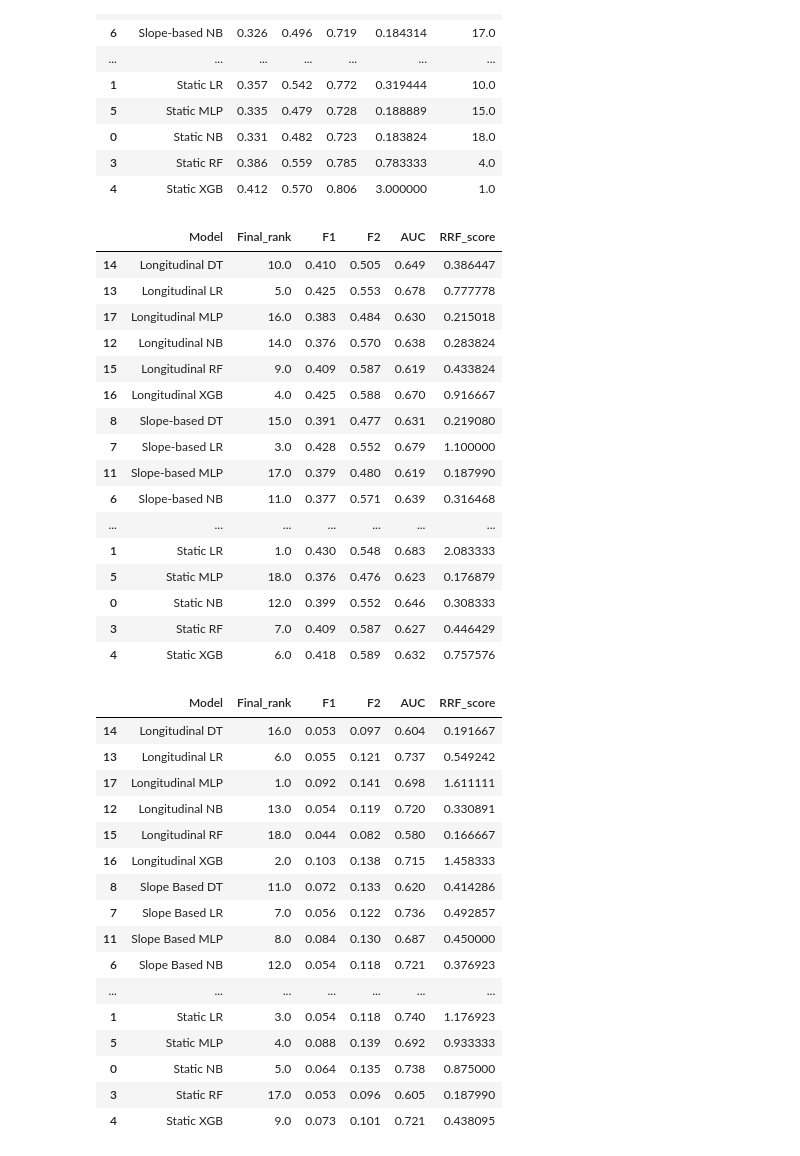
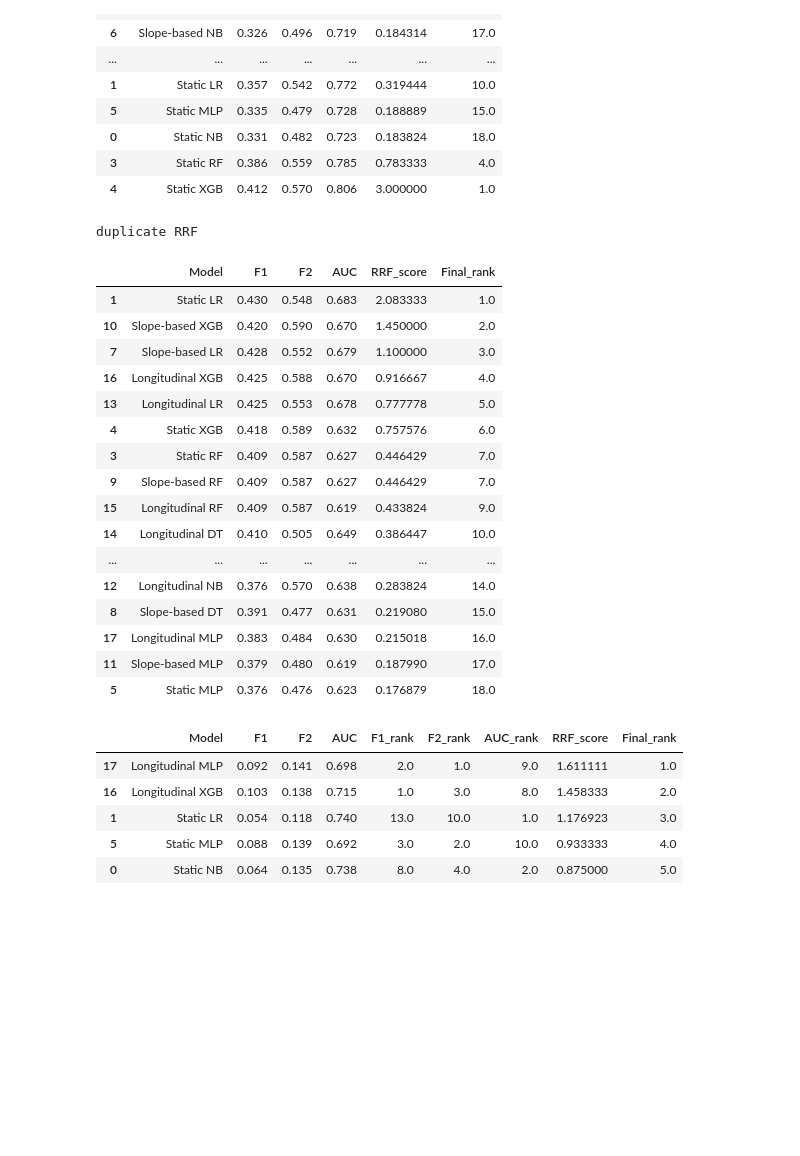
Before and after one commit to rique-git/Thesis-MEIC-IST, a Jupyter notebook: notebooks/43. Rank Fusion.ipynb, the cells around one changed output. Saved outputs shown, nothing was run; the diff lists cells and outputs as text; code cells hidden in the pictures; blank space fills up the shorter version.

Commit message:
rank again and feature importance

```diff
--- a/notebooks/43. Rank Fusion.ipynb
+++ b/notebooks/43. Rank Fusion.ipynb
@@ -272,26 +284,30 @@ df_inp["RRF_score"] = df_inp[[f"{m}_rank" for m in metrics]].apply(
 # Final fused rank
 df_inp["Final_rank"] = df_inp["RRF_score"].rank(ascending=False, method="min")
 
+if df_inp["RRF_score"].duplicated().any():
+    print("duplicate RRF")
+
 # Show sorted results
-df_inp[["Model", "Final_rank", "F1", "F2", "AUC", "RRF_score"]].sort_values("Model")
+df_inp[["Model", "F1", "F2", "AUC", "RRF_score", "Final_rank"]].sort_values("Final_rank")
 # %% [output]
+duplicate RRF
-|  | Model | Final_rank | F1 | F2 | AUC | RRF_score |
-| 14 | Longitudinal DT | 10.0 | 0.410 | 0.505 | 0.649 | 0.386447 |
-| 13 | Longitudinal LR | 5.0 | 0.425 | 0.553 | 0.678 | 0.777778 |
-| 17 | Longitudinal MLP | 16.0 | 0.383 | 0.484 | 0.630 | 0.215018 |
-| 12 | Longitudinal NB | 14.0 | 0.376 | 0.570 | 0.638 | 0.283824 |
-| 15 | Longitudinal RF | 9.0 | 0.409 | 0.587 | 0.619 | 0.433824 |
-| 16 | Longitudinal XGB | 4.0 | 0.425 | 0.588 | 0.670 | 0.916667 |
-| 8 | Slope-based DT | 15.0 | 0.391 | 0.477 | 0.631 | 0.219080 |
-| 7 | Slope-based LR | 3.0 | 0.428 | 0.552 | 0.679 | 1.100000 |
-| 11 | Slope-based MLP | 17.0 | 0.379 | 0.480 | 0.619 | 0.187990 |
-| 6 | Slope-based NB | 11.0 | 0.377 | 0.571 | 0.639 | 0.316468 |
+|  | Model | F1 | F2 | AUC | RRF_score | Final_rank |
+| 1 | Static LR | 0.430 | 0.548 | 0.683 | 2.083333 | 1.0 |
+| 10 | Slope-based XGB | 0.420 | 0.590 | 0.670 | 1.450000 | 2.0 |
+| 7 | Slope-based LR | 0.428 | 0.552 | 0.679 | 1.100000 | 3.0 |
+| 16 | Longitudinal XGB | 0.425 | 0.588 | 0.670 | 0.916667 | 4.0 |
+| 13 | Longitudinal LR | 0.425 | 0.553 | 0.678 | 0.777778 | 5.0 |
+| 4 | Static XGB | 0.418 | 0.589 | 0.632 | 0.757576 | 6.0 |
+| 3 | Static RF | 0.409 | 0.587 | 0.627 | 0.446429 | 7.0 |
+| 9 | Slope-based RF | 0.409 | 0.587 | 0.627 | 0.446429 | 7.0 |
+| 15 | Longitudinal RF | 0.409 | 0.587 | 0.619 | 0.433824 | 9.0 |
+| 14 | Longitudinal DT | 0.410 | 0.505 | 0.649 | 0.386447 | 10.0 |
 | ... | ... | ... | ... | ... | ... | ... |
-| 1 | Static LR | 1.0 | 0.430 | 0.548 | 0.683 | 2.083333 |
-| 5 | Static MLP | 18.0 | 0.376 | 0.476 | 0.623 | 0.176879 |
-| 0 | Static NB | 12.0 | 0.399 | 0.552 | 0.646 | 0.308333 |
-| 3 | Static RF | 7.0 | 0.409 | 0.587 | 0.627 | 0.446429 |
-| 4 | Static XGB | 6.0 | 0.418 | 0.589 | 0.632 | 0.757576 |
+| 12 | Longitudinal NB | 0.376 | 0.570 | 0.638 | 0.283824 | 14.0 |
+| 8 | Slope-based DT | 0.391 | 0.477 | 0.631 | 0.219080 | 15.0 |
+| 17 | Longitudinal MLP | 0.383 | 0.484 | 0.630 | 0.215018 | 16.0 |
+| 11 | Slope-based MLP | 0.379 | 0.480 | 0.619 | 0.187990 | 17.0 |
+| 5 | Static MLP | 0.376 | 0.476 | 0.623 | 0.176879 | 18.0 |
 # %%
 
 data_acs = {
@@ -305,48 +321,41 @@ data_acs = {
            0.054, 0.055, 0.053, 0.044, 0.103, 0.092],
     "F2": [0.135, 0.118, 0.097, 0.096, 0.101, 0.139,
            0.118, 0.122, 0.133, 0.104, 0.111, 0.130,
            0.119, 0.121, 0.097, 0.082, 0.138, 0.141],
     "AUC": [0.738, 0.740, 0.596, 0.605, 0.721, 0.692,
             0.721, 0.736, 0.620, 0.623, 0.691, 0.687,
             0.720, 0.737, 0.604, 0.580, 0.715, 0.698]
 }
 
 df_acs = pd.DataFrame(data_acs)
 
 # --- Rank Fusion (Reciprocal Rank Fusion) ---
 metrics = ["F1", "F2", "AUC"]
 k = 0  # reciprocal rank parameter
 
 # Rank each metric (higher is better)
 for m in metrics:
     df_acs[f"{m}_rank"] = df_acs[m].rank(ascending=False, method="min")
 
 # Compute reciprocal rank fusion score
 df_acs["RRF_score"] = df_acs[[f"{m}_rank" for m in metrics]].apply(
     lambda row: sum(1.0 / (k + row[r]) for r in row.index),
     axis=1
 )
 
 # Final fused rank
 df_acs["Final_rank"] = df_acs["RRF_score"].rank(ascending=False, method="min")
 
+if df_acs["RRF_score"].duplicated().any():
+    print("duplicate RRF")
+
 # Show sorted results
-df_acs[["Model","Final_rank", "F1", "F2", "AUC", "RRF_score"]].sort_values("Model")
+#df_acs[["Model", "F1", "F2", "AUC", "Final_rank", "RRF_score"]].sort_values("Final_rank")
+df_acs.sort_values("Final_rank").head()
 # %% [output]
-|  | Model | Final_rank | F1 | F2 | AUC | RRF_score |
-| 14 | Longitudinal DT | 16.0 | 0.053 | 0.097 | 0.604 | 0.191667 |
-| 13 | Longitudinal LR | 6.0 | 0.055 | 0.121 | 0.737 | 0.549242 |
-| 17 | Longitudinal MLP | 1.0 | 0.092 | 0.141 | 0.698 | 1.611111 |
-| 12 | Longitudinal NB | 13.0 | 0.054 | 0.119 | 0.720 | 0.330891 |
-| 15 | Longitudinal RF | 18.0 | 0.044 | 0.082 | 0.580 | 0.166667 |
-| 16 | Longitudinal XGB | 2.0 | 0.103 | 0.138 | 0.715 | 1.458333 |
-| 8 | Slope Based DT | 11.0 | 0.072 | 0.133 | 0.620 | 0.414286 |
-| 7 | Slope Based LR | 7.0 | 0.056 | 0.122 | 0.736 | 0.492857 |
-| 11 | Slope Based MLP | 8.0 | 0.084 | 0.130 | 0.687 | 0.450000 |
-| 6 | Slope Based NB | 12.0 | 0.054 | 0.118 | 0.721 | 0.376923 |
-| ... | ... | ... | ... | ... | ... | ... |
-| 1 | Static LR | 3.0 | 0.054 | 0.118 | 0.740 | 1.176923 |
-| 5 | Static MLP | 4.0 | 0.088 | 0.139 | 0.692 | 0.933333 |
-| 0 | Static NB | 5.0 | 0.064 | 0.135 | 0.738 | 0.875000 |
-| 3 | Static RF | 17.0 | 0.053 | 0.096 | 0.605 | 0.187990 |
-| 4 | Static XGB | 9.0 | 0.073 | 0.101 | 0.721 | 0.438095 |
+|  | Model | F1 | F2 | AUC | F1_rank | F2_rank | AUC_rank | RRF_score | Final_rank |
+| 17 | Longitudinal MLP | 0.092 | 0.141 | 0.698 | 2.0 | 1.0 | 9.0 | 1.611111 | 1.0 |
+| 16 | Longitudinal XGB | 0.103 | 0.138 | 0.715 | 1.0 | 3.0 | 8.0 | 1.458333 | 2.0 |
+| 1 | Static LR | 0.054 | 0.118 | 0.740 | 13.0 | 10.0 | 1.0 | 1.176923 | 3.0 |
+| 5 | Static MLP | 0.088 | 0.139 | 0.692 | 3.0 | 2.0 | 10.0 | 0.933333 | 4.0 |
+| 0 | Static NB | 0.064 | 0.135 | 0.738 | 8.0 | 4.0 | 2.0 | 0.875000 | 5.0 |
```
Also changed, not shown: parts of 5 cells of this notebook, 1 other file.
